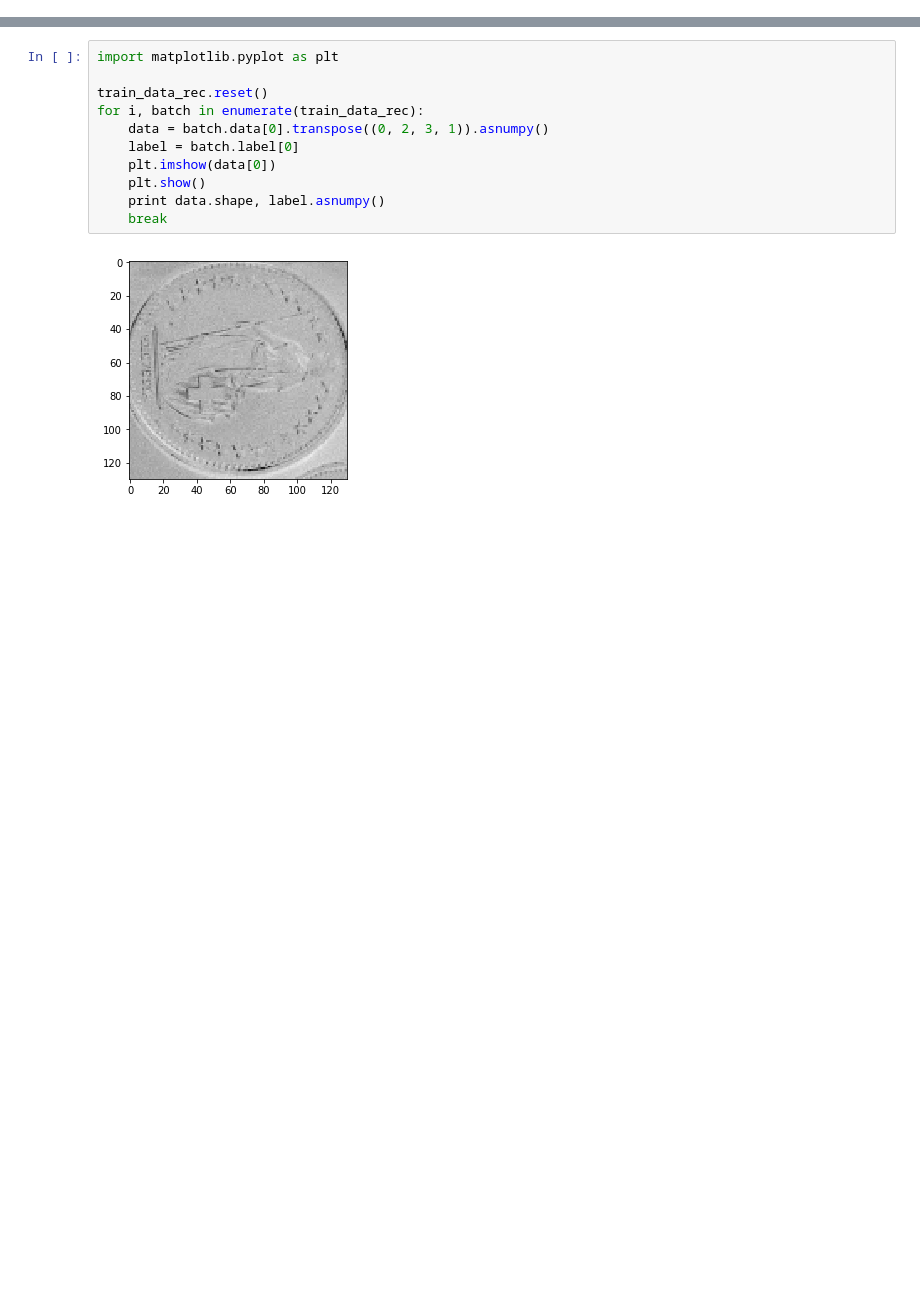
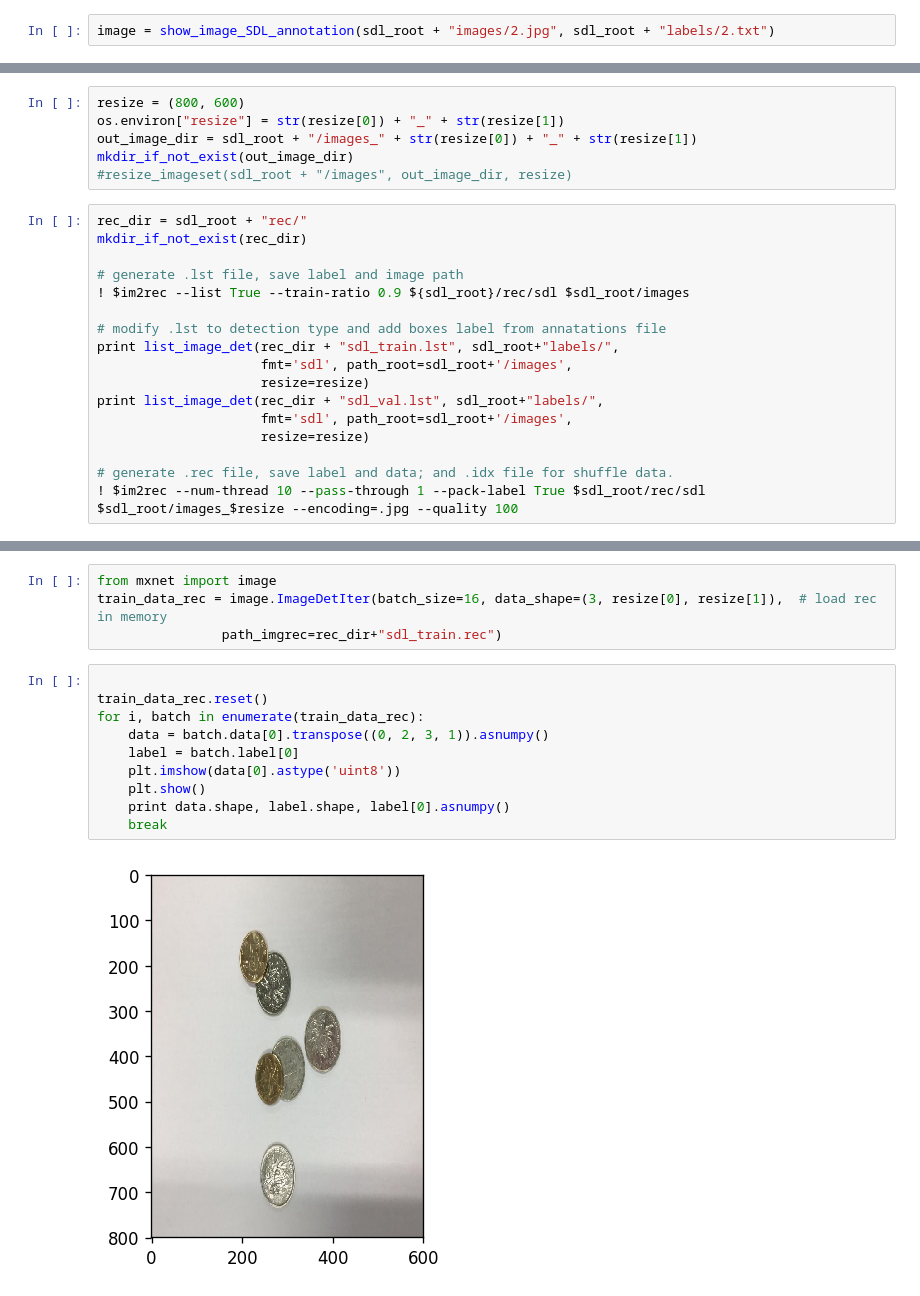
Before and after one commit to yinglang/CoinCount, a Jupyter notebook: data_prepare/data_prepare.ipynb, the cells around one changed output, grey strips where cells are left out. Cells and saved outputs as stored; diff of their text form; blank space fills up the shorter version.

```diff
--- a/data_prepare/data_prepare.ipynb
+++ b/data_prepare/data_prepare.ipynb
@@ -32,0 +36,2 @@ mv: 无法获取'../dataset/swiss-coins//*p' 的文件状态(stat): 没有那个
+# %%
+image = show_image_SDL_annotation(sdl_root + "images/2.jpg", sdl_root + "labels/2.txt")
@@ -91,0 +56,23 @@ train_data_rec_idx = image.ImageIter(batch_size=8, data_shape=(3, 130, 130),  #
+# %%
+resize = (800, 600)
+os.environ["resize"] = str(resize[0]) + "_" + str(resize[1])
+out_image_dir = sdl_root + "/images_" + str(resize[0]) + "_" + str(resize[1])
+mkdir_if_not_exist(out_image_dir)
+#resize_imageset(sdl_root + "/images", out_image_dir, resize)
+# %%
+rec_dir = sdl_root + "rec/"
+mkdir_if_not_exist(rec_dir)
+
+# generate .lst file, save label and image path
+! $im2rec --list True --train-ratio 0.9 ${sdl_root}/rec/sdl $sdl_root/images
+
+# modify .lst to detection type and add boxes label from annatations file
+print list_image_det(rec_dir + "sdl_train.lst", sdl_root+"labels/",
+                     fmt='sdl', path_root=sdl_root+'/images',
+                     resize=resize)
+print list_image_det(rec_dir + "sdl_val.lst", sdl_root+"labels/",
+                     fmt='sdl', path_root=sdl_root+'/images',
+                     resize=resize)
+
+# generate .rec file, save label and data; and .idx file for shuffle data.
+! $im2rec --num-thread 10 --pass-through 1 --pack-label True $sdl_root/rec/sdl $sdl_root/images_$resize --encoding=.jpg --quality 100
@@ -92,13 +87,16 @@ train_data_rec_idx = image.ImageIter(batch_size=8, data_shape=(3, 130, 130),  #
+# %%
+from mxnet import image
+train_data_rec = image.ImageDetIter(batch_size=16, data_shape=(3, resize[0], resize[1]),  # load rec in memory
+                path_imgrec=rec_dir+"sdl_train.rec")
 # %%
-import matplotlib.pyplot as plt
 
 train_data_rec.reset()
 for i, batch in enumerate(train_data_rec):
     data = batch.data[0].transpose((0, 2, 3, 1)).asnumpy()
     label = batch.label[0]
-    plt.imshow(data[0])
+    plt.imshow(data[0].astype('uint8'))
     plt.show()
-    print data.shape, label.asnumpy()
+    print data.shape, label.shape, label[0].asnumpy()
     break
 # %% [output]
-[figure, old version]
+[figure, new version]
```
Also changed, not shown: parts of 26 cells of this notebook, 9 other files.
